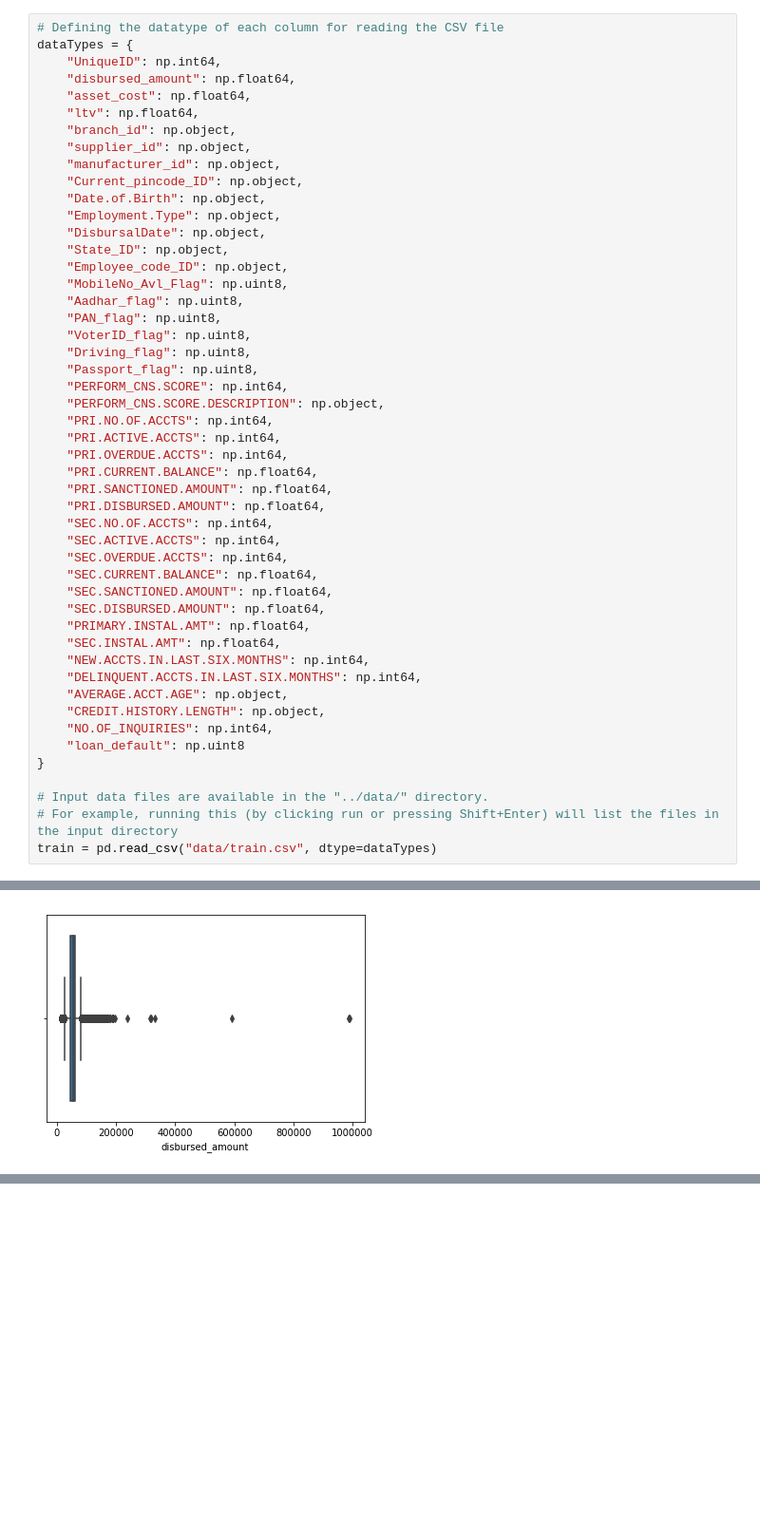
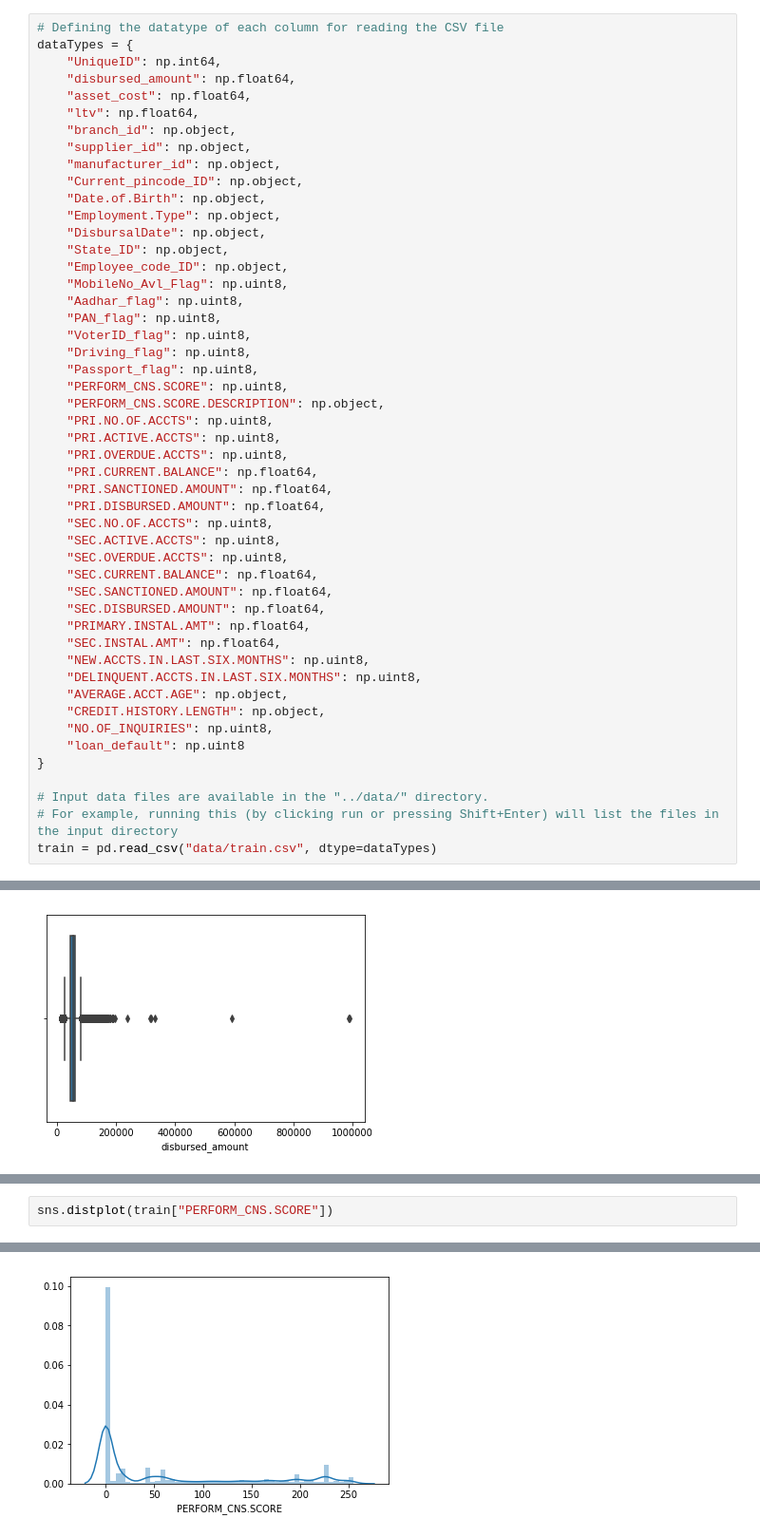
Before and after one commit to binayaswain/Loan-Default-Predictor, a Jupyter notebook: EDA.ipynb, the cells around one changed output, grey strips where cells are left out. Shown: that part at 95% size. Drawn from its saved outputs; the diff is of its cells as text; blank space fills up the shorter version.

```diff
--- a/EDA.ipynb
+++ b/EDA.ipynb
@@ -28,27 +28,27 @@ dataTypes = {
     "VoterID_flag": np.uint8,
     "Driving_flag": np.uint8,
     "Passport_flag": np.uint8,
-    "PERFORM_CNS.SCORE": np.int64,
+    "PERFORM_CNS.SCORE": np.uint8,
     "PERFORM_CNS.SCORE.DESCRIPTION": np.object,
-    "PRI.NO.OF.ACCTS": np.int64,
-    "PRI.ACTIVE.ACCTS": np.int64,
-    "PRI.OVERDUE.ACCTS": np.int64,
+    "PRI.NO.OF.ACCTS": np.uint8,
+    "PRI.ACTIVE.ACCTS": np.uint8,
+    "PRI.OVERDUE.ACCTS": np.uint8,
     "PRI.CURRENT.BALANCE": np.float64,
     "PRI.SANCTIONED.AMOUNT": np.float64,
     "PRI.DISBURSED.AMOUNT": np.float64,
-    "SEC.NO.OF.ACCTS": np.int64,
-    "SEC.ACTIVE.ACCTS": np.int64,
-    "SEC.OVERDUE.ACCTS": np.int64,
+    "SEC.NO.OF.ACCTS": np.uint8,
+    "SEC.ACTIVE.ACCTS": np.uint8,
+    "SEC.OVERDUE.ACCTS": np.uint8,
     "SEC.CURRENT.BALANCE": np.float64,
     "SEC.SANCTIONED.AMOUNT": np.float64,
     "SEC.DISBURSED.AMOUNT": np.float64,
     "PRIMARY.INSTAL.AMT": np.float64,
     "SEC.INSTAL.AMT": np.float64,
-    "NEW.ACCTS.IN.LAST.SIX.MONTHS": np.int64,
-    "DELINQUENT.ACCTS.IN.LAST.SIX.MONTHS": np.int64,
+    "NEW.ACCTS.IN.LAST.SIX.MONTHS": np.uint8,
+    "DELINQUENT.ACCTS.IN.LAST.SIX.MONTHS": np.uint8,
     "AVERAGE.ACCT.AGE": np.object,
     "CREDIT.HISTORY.LENGTH": np.object,
-    "NO.OF_INQUIRIES": np.int64,
+    "NO.OF_INQUIRIES": np.uint8,
     "loan_default": np.uint8
 }
 
@@ -282,0 +287,3 @@ sns.boxplot(train["disbursed_amount"])
+# %%
+sns.distplot(train["PERFORM_CNS.SCORE"])
+# %% [output]
@@ -282,0 +291 @@ sns.boxplot(train["disbursed_amount"])
+[figure, added]
```
Also changed, not shown: parts of 4 cells of this notebook, 2 other files.
